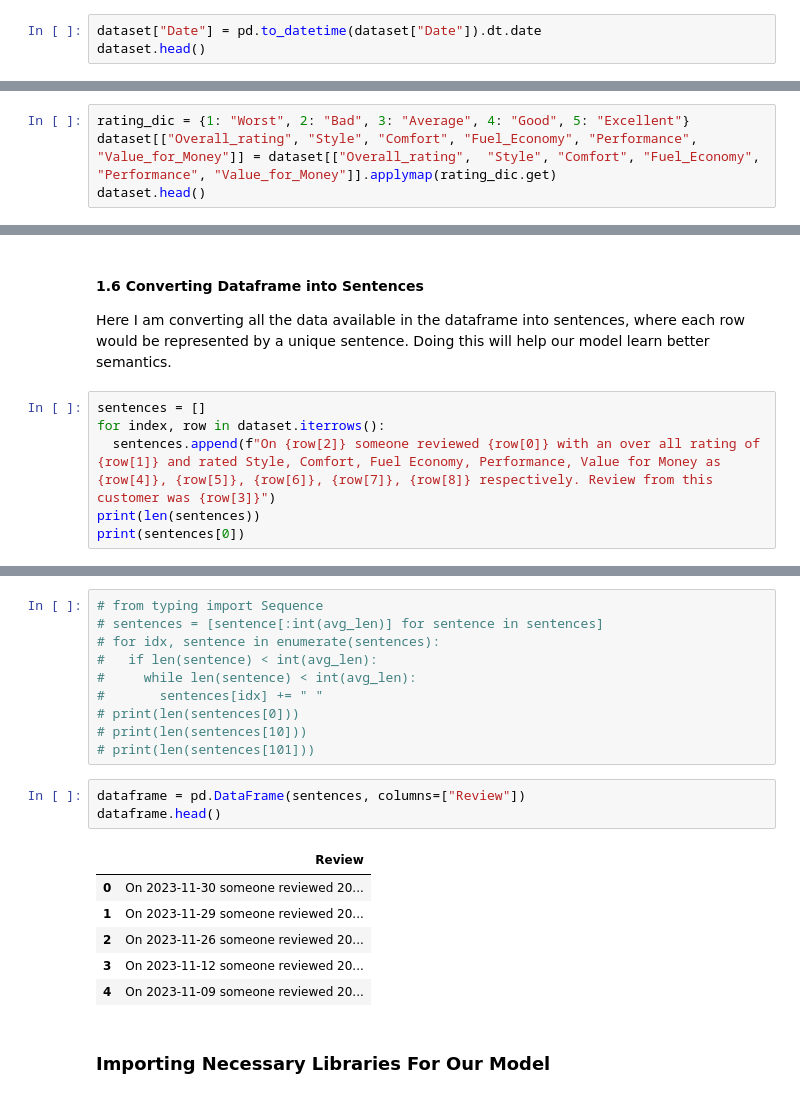
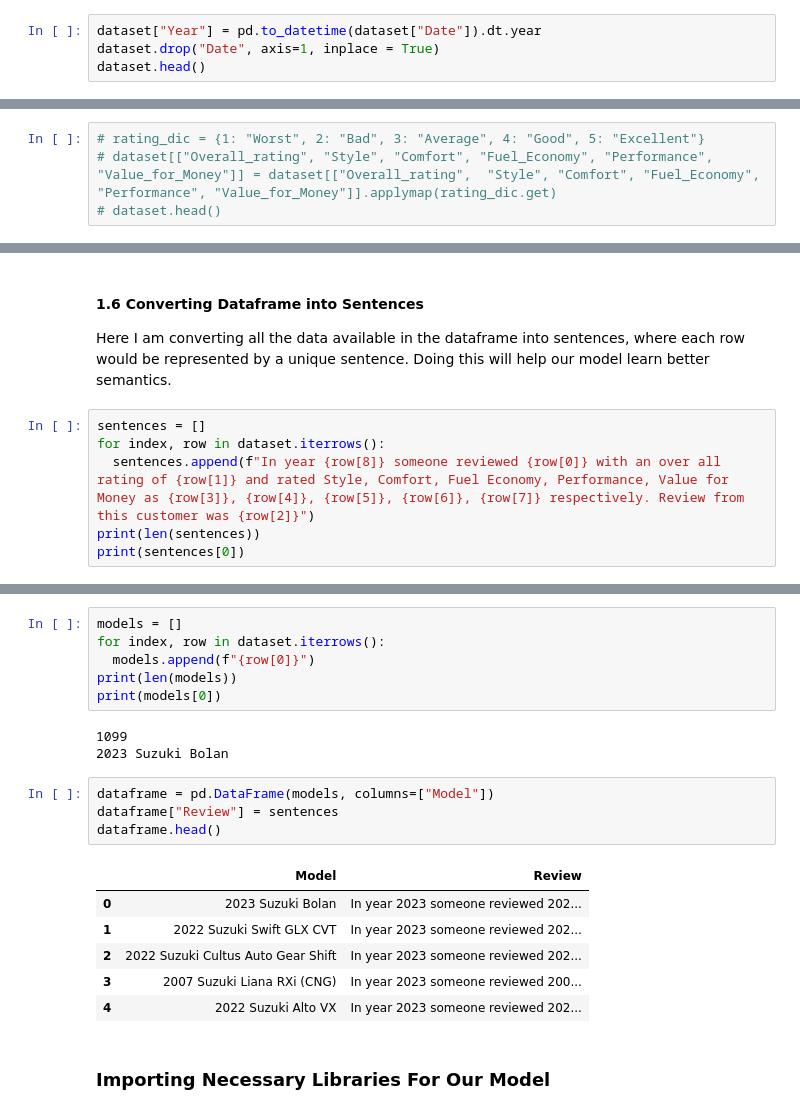
Before and after one commit to ejdogar/NLP, a Jupyter notebook: With_Sentences_RAG_Assignment_4_Ejaz_ul_Haq.ipynb, the cells around one changed output, grey strips where cells are left out. Saved outputs shown, nothing was run; the diff lists cells and outputs as text.

Commit message:
Updated Version - RAG implementation using Sentence Strategy.

```diff
--- a/With_Sentences_RAG_Assignment_4_Ejaz_ul_Haq.ipynb
+++ b/With_Sentences_RAG_Assignment_4_Ejaz_ul_Haq.ipynb
@@ -17,6 +17,7 @@ dataset.head()
 # %% [markdown]
 #### 1.1 Converting Date Column to DateTime Format
 # %%
-dataset["Date"] = pd.to_datetime(dataset["Date"]).dt.date
+dataset["Year"] = pd.to_datetime(dataset["Date"]).dt.year
+dataset.drop("Date", axis=1, inplace = True)
 dataset.head()
 # %% [output]
@@ -88,6 +78,6 @@ dataset.head()
 # %% [markdown]
 1.5 Coverting Rating from Numbers to Wrod Representation
 # %%
-rating_dic = {1: "Worst", 2: "Bad", 3: "Average", 4: "Good", 5: "Excellent"}
-dataset[["Overall_rating", "Style", "Comfort", "Fuel_Economy", "Performance", "Value_for_Money"]] = dataset[["Overall_rating",  "Style", "Comfort", "Fuel_Economy", "Performance", "Value_for_Money"]].applymap(rating_dic.get)
-dataset.head()
+# rating_dic = {1: "Worst", 2: "Bad", 3: "Average", 4: "Good", 5: "Excellent"}
+# dataset[["Overall_rating", "Style", "Comfort", "Fuel_Economy", "Performance", "Value_for_Money"]] = dataset[["Overall_rating",  "Style", "Comfort", "Fuel_Economy", "Performance", "Value_for_Money"]].applymap(rating_dic.get)
+# dataset.head()
@@ -114,7 +87,7 @@ Here I am converting all the data available in the dataframe into sentences, whe
 # %%
 sentences = []
 for index, row in dataset.iterrows():
-  sentences.append(f"On {row[2]} someone reviewed {row[0]} with an over all rating of {row[1]} and rated Style, Comfort, Fuel Economy, Performance, Value for Money as {row[4]}, {row[5]}, {row[6]}, {row[7]}, {row[8]} respectively. Review from this customer was {row[3]}")
+  sentences.append(f"In year {row[8]} someone reviewed {row[0]} with an over all rating of {row[1]} and rated Style, Comfort, Fuel Economy, Performance, Value for Money as {row[3]}, {row[4]}, {row[5]}, {row[6]}, {row[7]} respectively. Review from this customer was {row[2]}")
 print(len(sentences))
 print(sentences[0])
 # %% [output]
@@ -133,23 +96,23 @@ On 2023-11-30 someone reviewed 2023 Suzuki Bolan with an over all rating of Wors
-# %%
-# from typing import Sequence
-# sentences = [sentence[:int(avg_len)] for sentence in sentences]
-# for idx, sentence in enumerate(sentences):
-#   if len(sentence) < int(avg_len):
-#     while len(sentence) < int(avg_len):
-#       sentences[idx] += " "
-# print(len(sentences[0]))
-# print(len(sentences[10]))
-# print(len(sentences[101]))
+# %%
+models = []
+for index, row in dataset.iterrows():
+  models.append(f"{row[0]}")
+print(len(models))
+print(models[0])
+# %% [output]
+1099
+2023 Suzuki Bolan
 # %%
-dataframe = pd.DataFrame(sentences, columns=["Review"])
+dataframe = pd.DataFrame(models, columns=["Model"])
+dataframe["Review"] = sentences
 dataframe.head()
 # %% [output]
-|  | Review |
-| 0 | On 2023-11-30 someone reviewed 20... |
-| 1 | On 2023-11-29 someone reviewed 20... |
-| 2 | On 2023-11-26 someone reviewed 20... |
-| 3 | On 2023-11-12 someone reviewed 20... |
-| 4 | On 2023-11-09 someone reviewed 20... |
+|  | Model | Review |
+| 0 | 2023 Suzuki Bolan | In year 2023 someone reviewed 202... |
+| 1 | 2022 Suzuki Swift GLX CVT | In year 2023 someone reviewed 202... |
+| 2 | 2022 Suzuki Cultus Auto Gear Shift | In year 2023 someone reviewed 202... |
+| 3 | 2007 Suzuki Liana RXi (CNG) | In year 2023 someone reviewed 200... |
+| 4 | 2022 Suzuki Alto VX | In year 2023 someone reviewed 202... |
 # %% [markdown]
 ### Importing Necessary Libraries For Our Model
 # %%
```
Also changed, not shown: parts of 20 cells of this notebook.
